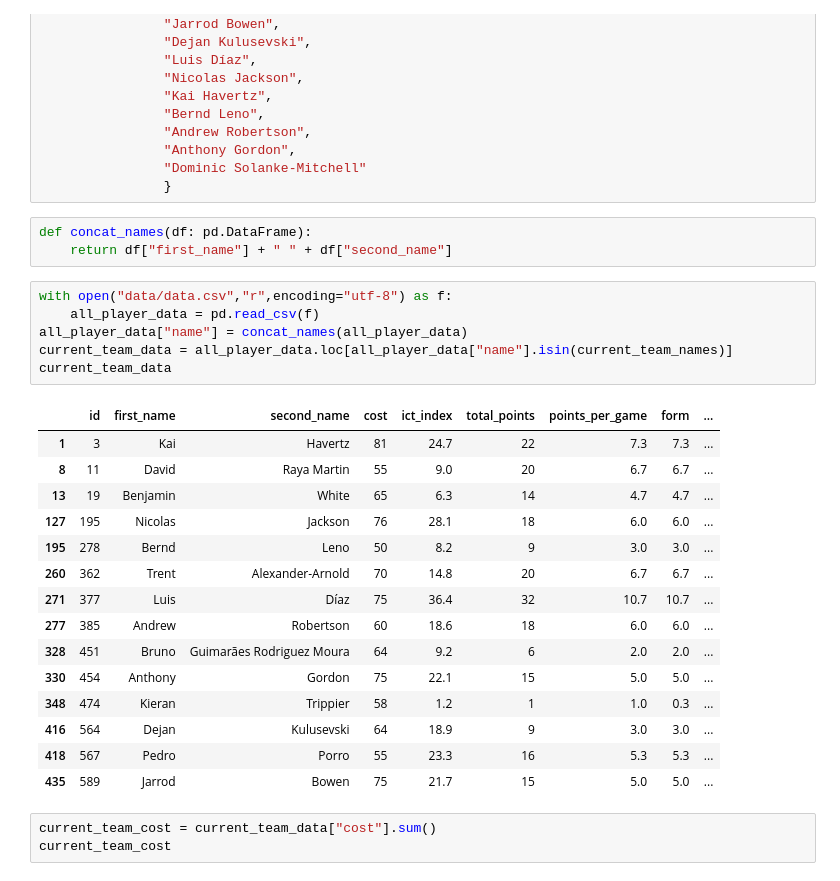
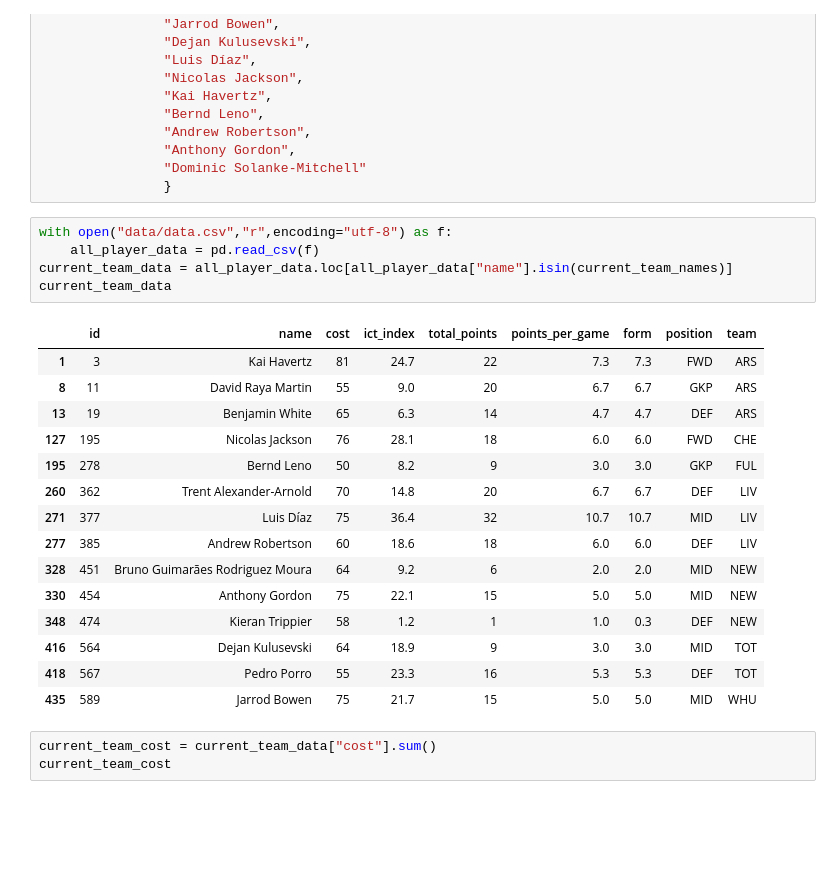
Before and after one commit to Crafty12345/fpl-optimiser, a Jupyter notebook: get_best_transfer.ipynb, the cells around one changed output. Drawn from its saved outputs; the diff is of its cells as text; blank space fills up the shorter version.

```diff
--- a/get_best_transfer.ipynb
+++ b/get_best_transfer.ipynb
@@ -25,31 +25,27 @@ current_team_names = {"David Raya Martin",
                 "Anthony Gordon",
                 "Dominic Solanke-Mitchell"
                 }
-# %%
-def concat_names(df: pd.DataFrame):
-    return df["first_name"] + " " + df["second_name"]
 # %%
 with open("data/data.csv","r",encoding="utf-8") as f:
     all_player_data = pd.read_csv(f)
-all_player_data["name"] = concat_names(all_player_data)
 current_team_data = all_player_data.loc[all_player_data["name"].isin(current_team_names)]
 current_team_data
 # %% [output]
-|  | id | first_name | second_name | cost | ict_index | total_points | points_per_game | form | ... |
-| 1 | 3 | Kai | Havertz | 81 | 24.7 | 22 | 7.3 | 7.3 | ... |
-| 8 | 11 | David | Raya Martin | 55 | 9.0 | 20 | 6.7 | 6.7 | ... |
-| 13 | 19 | Benjamin | White | 65 | 6.3 | 14 | 4.7 | 4.7 | ... |
-| 127 | 195 | Nicolas | Jackson | 76 | 28.1 | 18 | 6.0 | 6.0 | ... |
-| 195 | 278 | Bernd | Leno | 50 | 8.2 | 9 | 3.0 | 3.0 | ... |
-| 260 | 362 | Trent | Alexander-Arnold | 70 | 14.8 | 20 | 6.7 | 6.7 | ... |
-| 271 | 377 | Luis | Díaz | 75 | 36.4 | 32 | 10.7 | 10.7 | ... |
-| 277 | 385 | Andrew | Robertson | 60 | 18.6 | 18 | 6.0 | 6.0 | ... |
-| 328 | 451 | Bruno | Guimarães Rodriguez Moura | 64 | 9.2 | 6 | 2.0 | 2.0 | ... |
-| 330 | 454 | Anthony | Gordon | 75 | 22.1 | 15 | 5.0 | 5.0 | ... |
-| 348 | 474 | Kieran | Trippier | 58 | 1.2 | 1 | 1.0 | 0.3 | ... |
-| 416 | 564 | Dejan | Kulusevski | 64 | 18.9 | 9 | 3.0 | 3.0 | ... |
-| 418 | 567 | Pedro | Porro | 55 | 23.3 | 16 | 5.3 | 5.3 | ... |
-| 435 | 589 | Jarrod | Bowen | 75 | 21.7 | 15 | 5.0 | 5.0 | ... |
+|  | id | name | cost | ict_index | total_points | points_per_game | form | position | team |
+| 1 | 3 | Kai Havertz | 81 | 24.7 | 22 | 7.3 | 7.3 | FWD | ARS |
+| 8 | 11 | David Raya Martin | 55 | 9.0 | 20 | 6.7 | 6.7 | GKP | ARS |
+| 13 | 19 | Benjamin White | 65 | 6.3 | 14 | 4.7 | 4.7 | DEF | ARS |
+| 127 | 195 | Nicolas Jackson | 76 | 28.1 | 18 | 6.0 | 6.0 | FWD | CHE |
+| 195 | 278 | Bernd Leno | 50 | 8.2 | 9 | 3.0 | 3.0 | GKP | FUL |
+| 260 | 362 | Trent Alexander-Arnold | 70 | 14.8 | 20 | 6.7 | 6.7 | DEF | LIV |
+| 271 | 377 | Luis Díaz | 75 | 36.4 | 32 | 10.7 | 10.7 | MID | LIV |
+| 277 | 385 | Andrew Robertson | 60 | 18.6 | 18 | 6.0 | 6.0 | DEF | LIV |
+| 328 | 451 | Bruno Guimarães Rodriguez Moura | 64 | 9.2 | 6 | 2.0 | 2.0 | MID | NEW |
+| 330 | 454 | Anthony Gordon | 75 | 22.1 | 15 | 5.0 | 5.0 | MID | NEW |
+| 348 | 474 | Kieran Trippier | 58 | 1.2 | 1 | 1.0 | 0.3 | DEF | NEW |
+| 416 | 564 | Dejan Kulusevski | 64 | 18.9 | 9 | 3.0 | 3.0 | MID | TOT |
+| 418 | 567 | Pedro Porro | 55 | 23.3 | 16 | 5.3 | 5.3 | DEF | TOT |
+| 435 | 589 | Jarrod Bowen | 75 | 21.7 | 15 | 5.0 | 5.0 | MID | WHU |
 # %%
 current_team_cost = current_team_data["cost"].sum()
 current_team_cost
```
Also changed, not shown: parts of 10 cells of this notebook, 11 other files.
